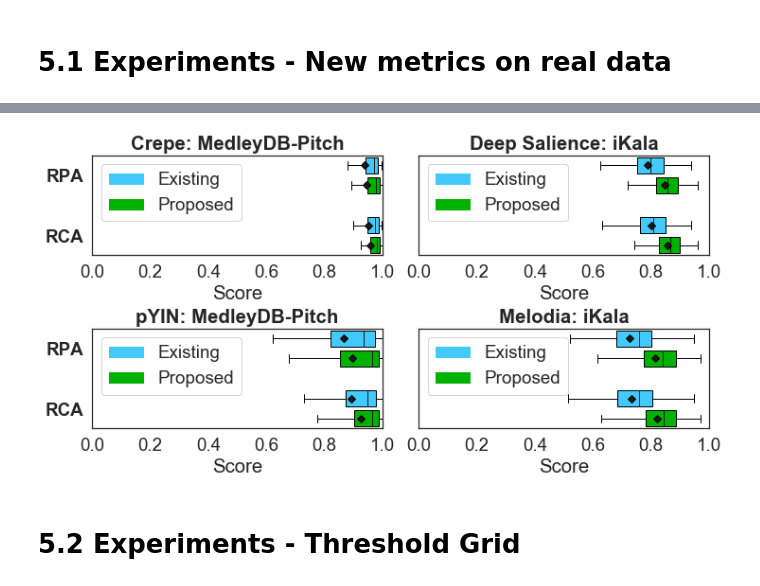
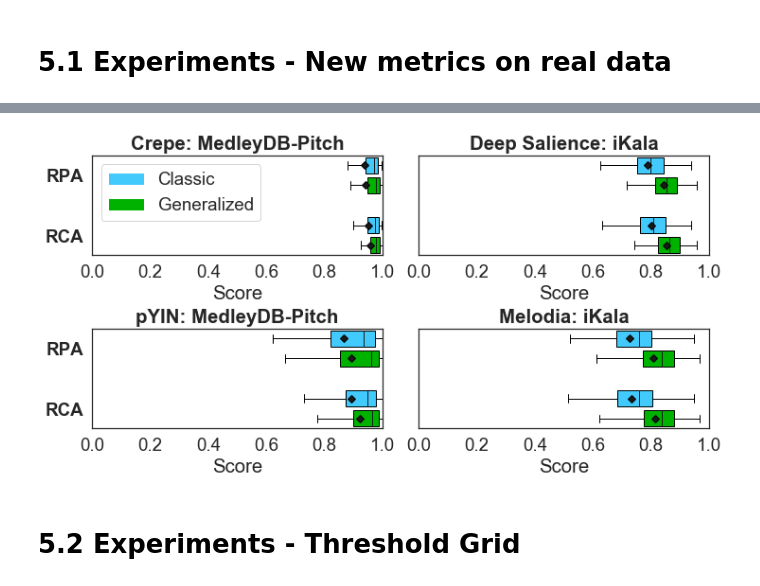
Before and after one commit to juanjobosch/continuousf0eval, a Jupyter notebook: notebooks/Experiment Plots - new.ipynb, the cells around one changed output, grey strips where cells are left out. Drawn from its saved outputs; the diff is of its cells as text; code cells hidden in the pictures.

```diff
--- a/notebooks/Experiment Plots - new.ipynb
+++ b/notebooks/Experiment Plots - new.ipynb
@@ -92,31 +118,31 @@ df_old_melodia = pd.DataFrame.from_dict(scores_mireval_melodia, orient='index')
 # %%
 plt.figure(figsize=(10, 5))
 sns.set(font_scale=1.7)
 sns.set_style('white')
 # metric_vals = ["Overall Accuracy", "Raw Pitch Accuracy", "Raw Chroma Accuracy",
 #            "Voicing Recall", "Voicing False Alarm"]
 metric_vals = ["Raw Pitch Accuracy", "Raw Chroma Accuracy"]
 metric_vals = metric_vals[::-1]
 
 df_crepe, n_groups_crepe = plot.get_dfbox([df_new_crepe, df_old_crepe], metric_vals)
 df_melodia, n_groups_melodia = plot.get_dfbox([df_new_melodia, df_old_melodia], metric_vals)
 df_pyin, n_groups_pyin = plot.get_dfbox([df_new_pyin, df_old_pyin], metric_vals)
 df_deepsal, n_groups_deepsal = plot.get_dfbox([df_new_deepsal, df_old_deepsal], metric_vals)
 
 plot.add_plot(221, ['RCA', 'RPA'], df_crepe, n_groups_crepe, 'Crepe: MedleyDB-Pitch', xlim=[0.0, 1.0],
-              legend_loc=0, legend_labels=['Proposed', 'Existing'])
+              legend_loc=0, legend_labels=['Generalized', 'Classic'])
 plot.add_plot(222, metric_vals, df_deepsal, n_groups_deepsal, 'Deep Salience: iKala',
-              show_yaxis=False, xlim=[0.0, 1.0],
-              legend_loc=0, legend_labels=['Proposed', 'Existing'])
-plot.add_plot(223, ['RCA', 'RPA'], df_pyin, n_groups_pyin, 'pYIN: MedleyDB-Pitch', xlim=[0.0, 1.0],
-              legend_loc=0, legend_labels=['Proposed', 'Existing'])
+              show_yaxis=False, xlim=[0.0, 1.0])#,
+              #legend_loc=0, legend_labels=['Proposed', 'Existing'])
+plot.add_plot(223, ['RCA', 'RPA'], df_pyin, n_groups_pyin, 'pYIN: MedleyDB-Pitch', xlim=[0.0, 1.0])#,
+              #legend_loc=0, legend_labels=['Proposed', 'Existing'])
 plot.add_plot(224, metric_vals, df_melodia, n_groups_melodia, 'Melodia: iKala',
-              show_yaxis=False, xlim=[0.0, 1.0],
-              legend_loc=0, legend_labels=['Proposed', 'Existing'])
+              show_yaxis=False, xlim=[0.0, 1.0])#,
+              #legend_loc=0, legend_labels=['Proposed', 'Existing'])
 plt.tight_layout(pad=0.0, w_pad=0.1, h_pad=0.3)
 plt.savefig("../paper-figs/new_vs_old_by_algorithm.pdf", fmt='pdf', bbox_inches="tight")
 # %% [output]
-[figure, old version]
+[figure, new version]
 # %% [markdown]
 # 5.2 Experiments - Threshold Grid
 # %%
```
Also changed, not shown: parts of 14 cells of this notebook, 13 other files.
